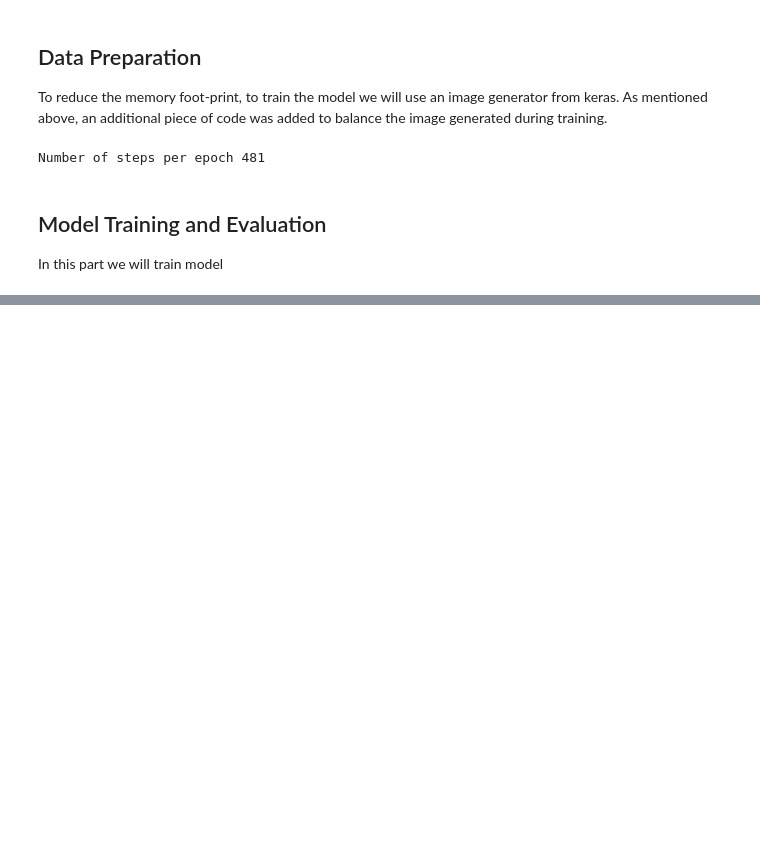
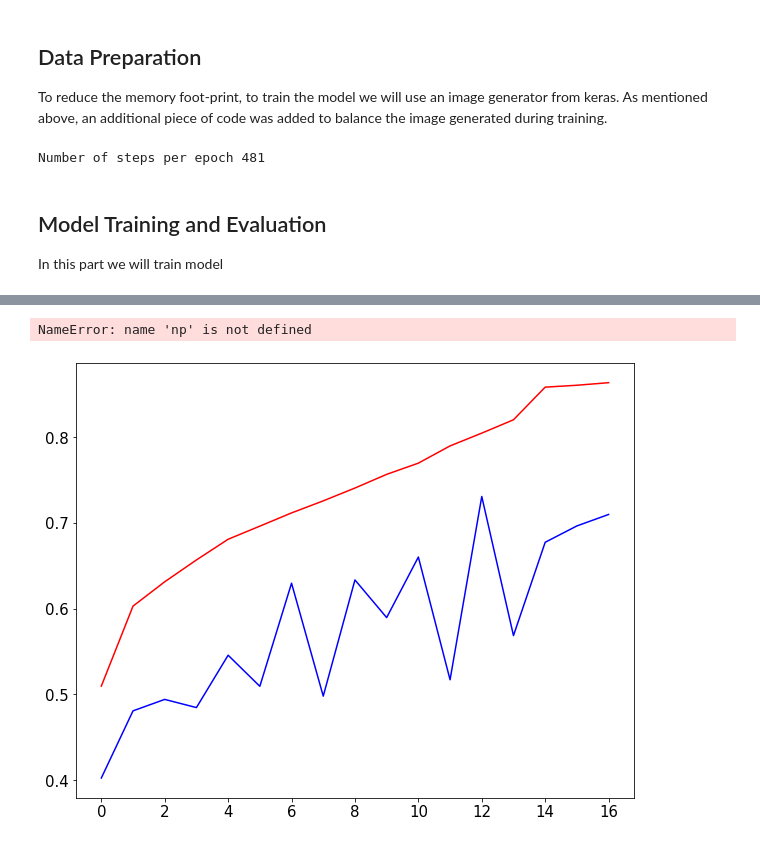
Before and after one commit to carlosezmz/Steel-Defects-Classification, a Jupyter notebook: MultiClass_Classification_Report.ipynb, the cells around one changed output, grey strips where cells are left out. Saved outputs shown, nothing was run; the diff lists cells and outputs as text; code cells hidden in the pictures; blank space fills up the shorter version.

```diff
--- a/MultiClass_Classification_Report.ipynb
+++ b/MultiClass_Classification_Report.ipynb
@@ -29,9 +32,9 @@ The images are preprocessed into a shape of 150 by 150 to gray scale, as a way t
 # %%
 steel = steel_defects()
 # %%
-trn_dir = '/Users/carlostavarez/Desktop/imgs_multiClass/train'
-tst_dir = '/Users/carlostavarez/Desktop/imgs_multiClass/test'
-val_dir = '/Users/carlostavarez/Desktop/imgs_multiClass/valid'
+trn_dir = '~./imgs_multiClass/train'
+tst_dir = '~./imgs_multiClass/test'
+val_dir = '~./imgs_multiClass/valid'
 # %%
 # training data
 tr_imgs, tr_lbls = steel.load_defects(trn_dir)
@@ -89,7 +92,7 @@ Non-trainable params: 64
 _________________________________________________________________
 # %%
 call_list = [
-    ReduceLROnPlateau(monitor='val_loss', patience=2, verbose=0, factor=0.04, min_lr=0.001),
-    EarlyStopping(monitor='val_accuracy', patience=2)
+    ReduceLROnPlateau(monitor='val_loss', patience=4, verbose=0, factor=0.04, min_lr=0.001),
+    EarlyStopping(monitor='val_accuracy', patience=4)
 ]
 # %%
@@ -105,0 +129,7 @@ print('Ahora si')
+# %%
+plots = defects_classifier()
+# %%
+plots.plot_accuracy(history=history, title='Training CNN', x_width=1, label_size=15, save=False)
+# %% [output]
+NameError: name 'np' is not defined
+[figure, added]
```
Also changed, not shown: parts of 6 cells of this notebook, 3 other files.
